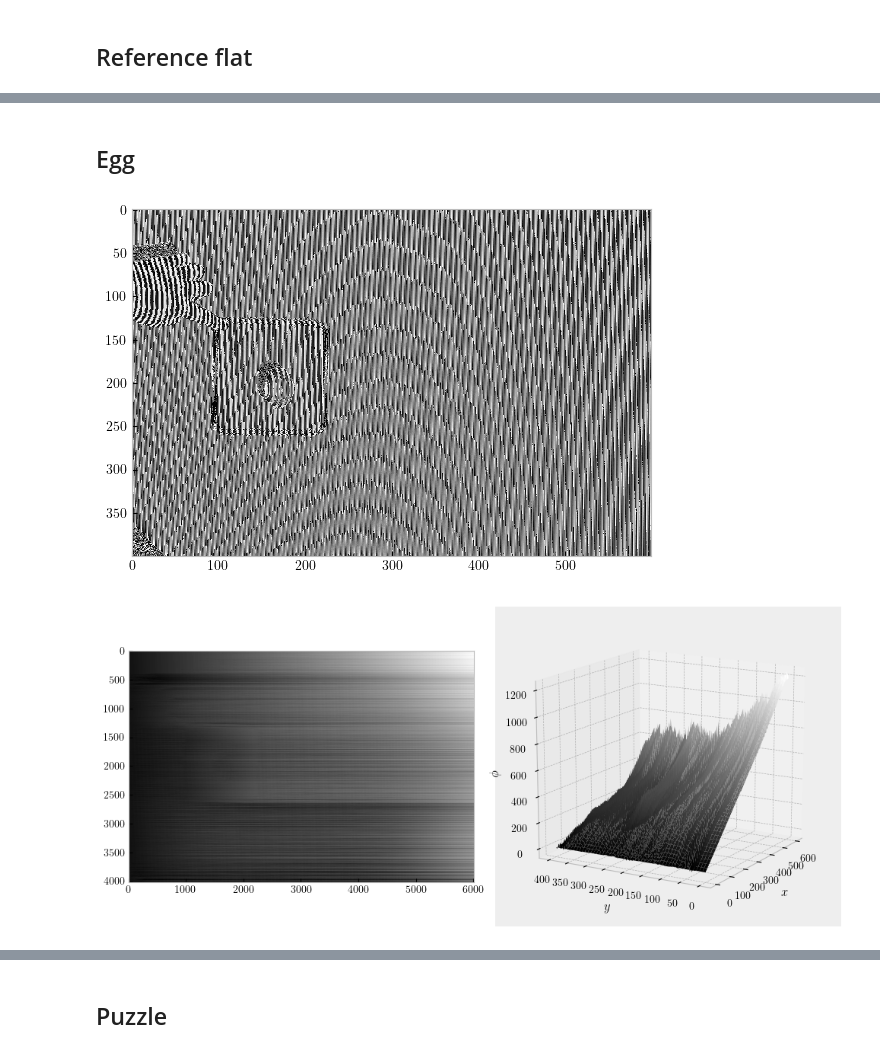
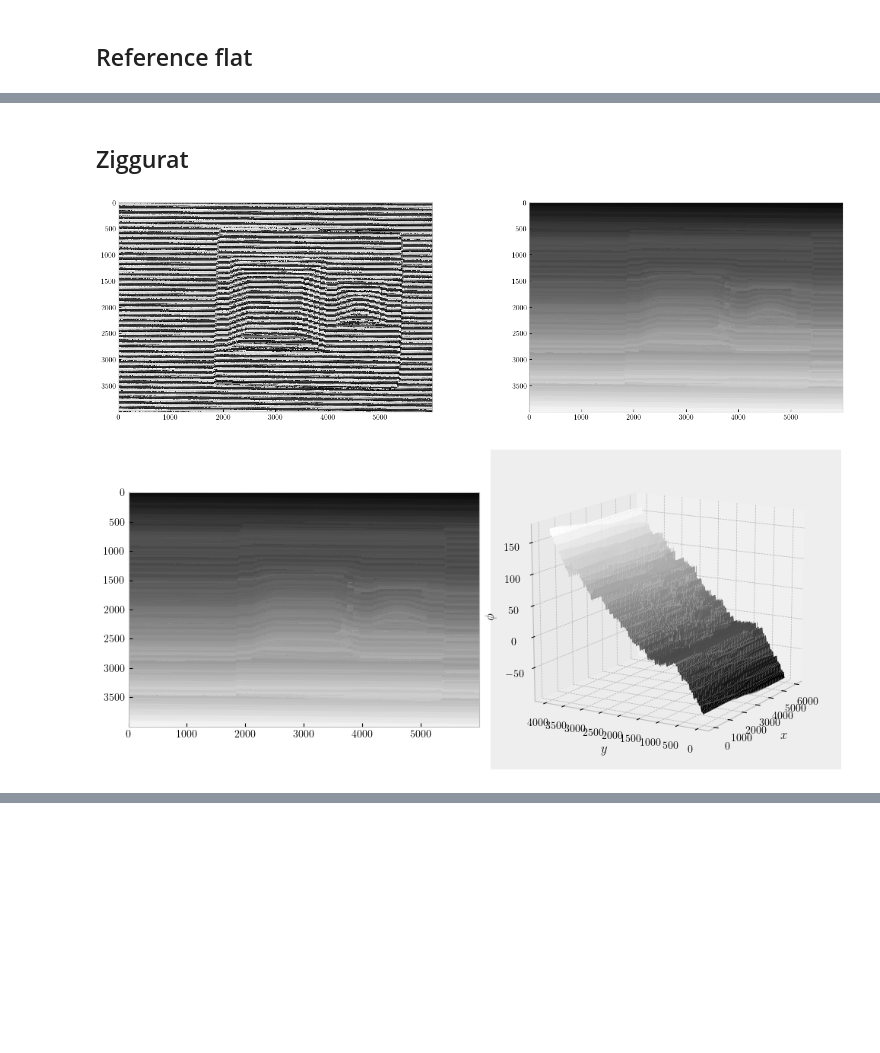
Before and after one commit to kvdomingo/AP187, a Jupyter notebook: Activity 14 - Phase Shift Profilometry/187-14.ipynb, the cells around one changed output, grey strips where cells are left out. Saved outputs shown, nothing was run; the diff lists cells and outputs as text; code cells hidden in the pictures; blank space fills up the shorter version.

```diff
--- a/Activity 14 - Phase Shift Profilometry/187-14.ipynb
+++ b/Activity 14 - Phase Shift Profilometry/187-14.ipynb
@@ -65,9 +65,9 @@ def polarticks_1(value,tick_number):
         return r"${0}\pi$".format(N)
 # %%
 Lx, Ly = 1920, 1080
-tx = np.linspace(0, 4*np.pi, 2*Lx)
-ty = np.linspace(0, 4*np.pi, 2*Ly)
-f = 10
+tx = np.linspace(0, 2*np.pi, 2*Lx)
+ty = np.linspace(0, 2*np.pi, 2*Ly)
+f = Ly//2
 X, Y = np.meshgrid(tx, ty)
 
 def Z(X, theta, clip=None):
@@ -79,7 +79,7 @@ def Z(X, theta, clip=None):
     return z
 
 for th in [0, np.pi/2, np.pi, 3/2*np.pi]:
-    cv.imwrite('theta%s.png'%(str(int(np.degrees(th)))), Z(X, th))
+    cv.imwrite('theta%s.png'%(str(int(np.degrees(th)))), Z(Y, th))
 # %%
 I1, I2, I3, I4 = Z(X, 0), Z(X, np.pi/2), \
                  Z(X, np.pi), Z(X, 3/2*np.pi)
@@ -96,9 +96,13 @@ plt.show()
 ## Reference flat
 # %%
 ref = []
-for f in range(7353, 7353+4):
-    img_raw = raw.imread('RAW/_KVD%s.NEF'%(str(f)))
-    img = img_raw.postprocess(output_bps=8, use_camera_wb=True)
+fn = 7443
+for f in range(fn, fn+4):
+#     img_raw = raw.imread('RAW/_KVD%s.NEF'%(str(f)))
+#     img = img_raw.postprocess(output_bps=8, use_camera_wb=True)
+#     img = cv.cvtColor(img, cv.COLOR_BGR2GRAY)
+#     ref.append(img)
+    img = cv.imread('corrected/_KVD%s.TIF'%(str(f)))
     img = cv.cvtColor(img, cv.COLOR_BGR2GRAY)
     ref.append(img)
 ref = np.asarray(ref)
@@ -143,22 +154,32 @@ plt.show()
 # %% [markdown]
-## Egg
+## Ziggurat
 # %%
 obj = []
-for f in range(7372, 7372+4):
-    img_raw = raw.imread('RAW/_KVD%s.NEF'%(str(f)))
-    img = img_raw.postprocess(output_bps=8, use_camera_wb=True)
+fn = 7439
+for f in range(fn, fn+4):
+#     img_raw = raw.imread('RAW/_KVD%s.NEF'%(str(f)))
+#     img = img_raw.postprocess(output_bps=8, use_camera_wb=True)
+#     img = cv.cvtColor(img, cv.COLOR_BGR2GRAY)
+    img = cv.imread('corrected/_KVD%s.TIF'%(str(f)))
     img = cv.cvtColor(img, cv.COLOR_BGR2GRAY)
     obj.append(img)
 obj = np.asarray(obj)
 # %%
 phi_obj = np.arctan2((obj[3] - obj[1]), (obj[0] - obj[2]), dtype=float)
-unwrap_obj = np.unwrap(phi_obj % 2*np.pi, axis=1)
+unwrap_obj = sires.unwrap_phase(phi_obj % 2*np.pi)
 
-plt.imshow(cv.resize(phi_obj, (600, 400)), 'gray')
-plt.grid(0)
+fig, ax = plt.subplots(1, 2, figsize=(16/2*2, 9/2))
+
+ax[0].imshow(phi_obj, 'gray')
+ax[0].grid(0)
+
+ax[1].imshow(unwrap_obj, 'gray')
+ax[1].grid(0)
+
+plt.tight_layout()
 plt.show()
 # %% [output]
-[figure, old version]
+[figure, new version]
 # %%
 fig = plt.figure(figsize=(16/2*1.25, 9/2))
 
@@ -167,9 +188,9 @@ ax.imshow(unwrap_obj, 'gray')
 ax.grid(0)
 
 ax = fig.add_subplot(122, projection='3d')
-xx, yy = np.arange(600), np.arange(400)
+xx, yy = np.arange(ref.shape[-1]), np.arange(ref.shape[1])
 X, Y = np.meshgrid(xx, yy)
-ax.plot_surface(X, Y, cv.resize(unwrap_obj, (600, 400)), cmap='gray')
+ax.plot_surface(X, Y, unwrap_obj, cmap='gray')
 ax.set_xlabel('$x$')
 ax.set_ylabel('$y$')
 ax.set_zlabel('$\phi$')
@@ -178,4 +199,4 @@ ax.view_init(elev=15, azim=-150)
 plt.tight_layout()
 plt.show()
 # %% [output]
-[figure, old version]
+[figure, new version]
@@ -202,5 +223,3 @@ plt.show()
 # %% [output]
 [interactive output not drawn]
 [interactive output not drawn]
-# %% [markdown]
-## Puzzle
```
Also changed, not shown: parts of 9 cells of this notebook, 7 other files.
